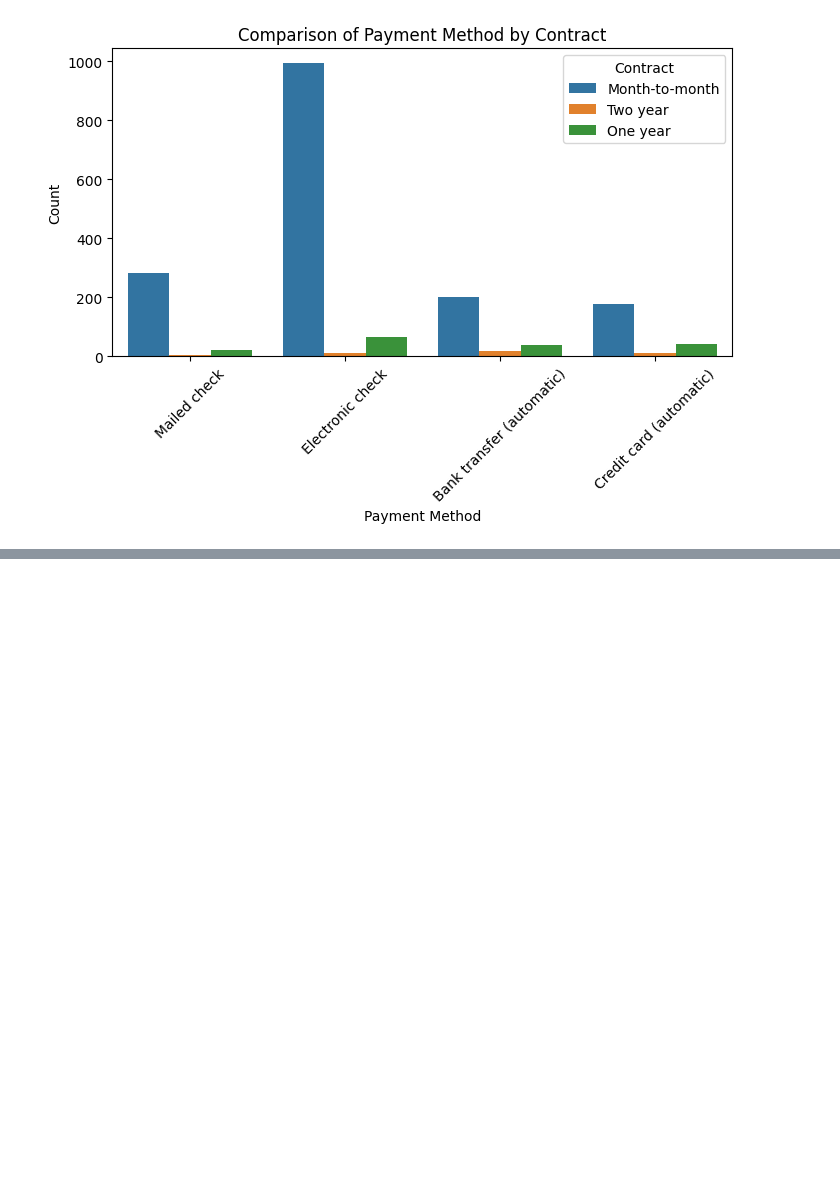
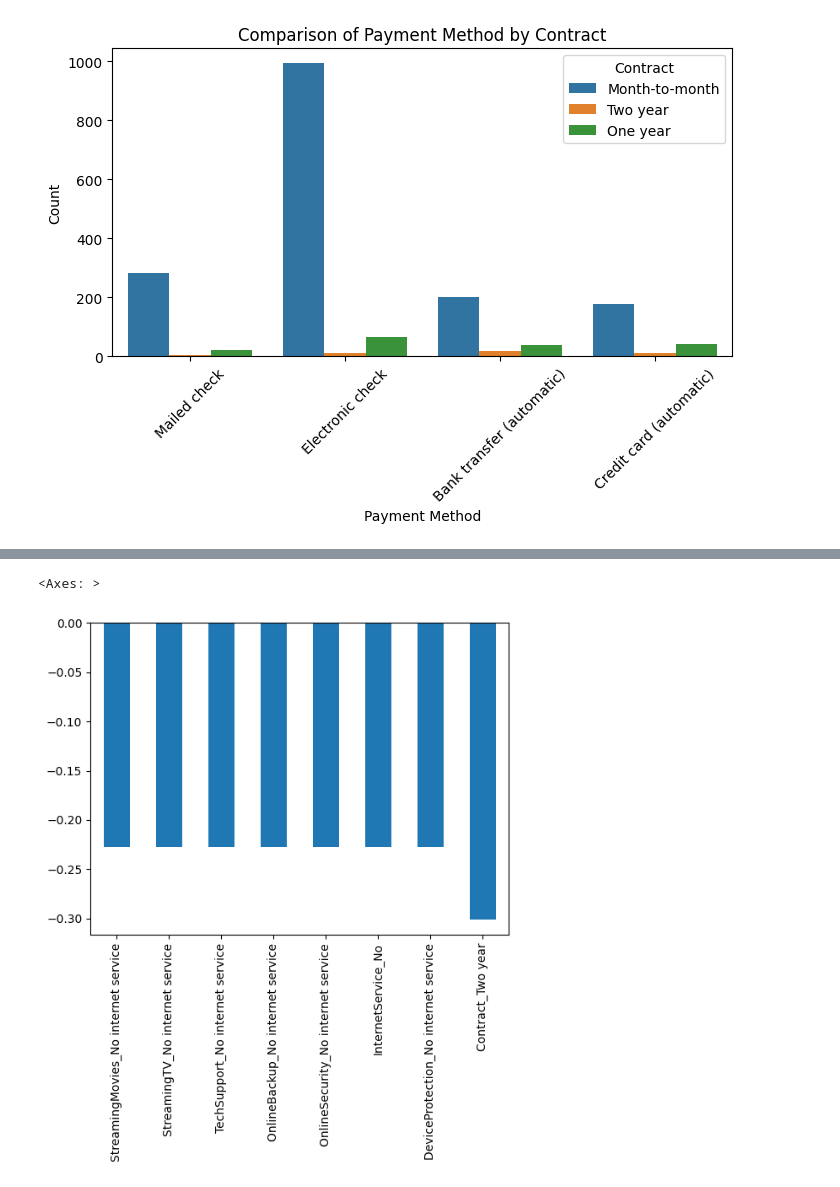
Before and after one commit to SanjayKannan24/ChurnAnalysis-EDA, a Jupyter notebook: Churn Anaysis.ipynb, the cells around one changed output, grey strips where cells are left out. Cells and saved outputs as stored; diff of their text form; code cells hidden in the pictures; blank space fills up the shorter version.

```diff
--- a/Churn Anaysis.ipynb
+++ b/Churn Anaysis.ipynb
@@ -401,0 +444,5 @@ plt.show()
+# %%
+result[(result < -0.2)].plot(kind="bar")
+# %% [output]
+<Axes: >
+[figure, added]
```
Also changed, not shown: parts of 6 cells of this notebook, 11 other files.
